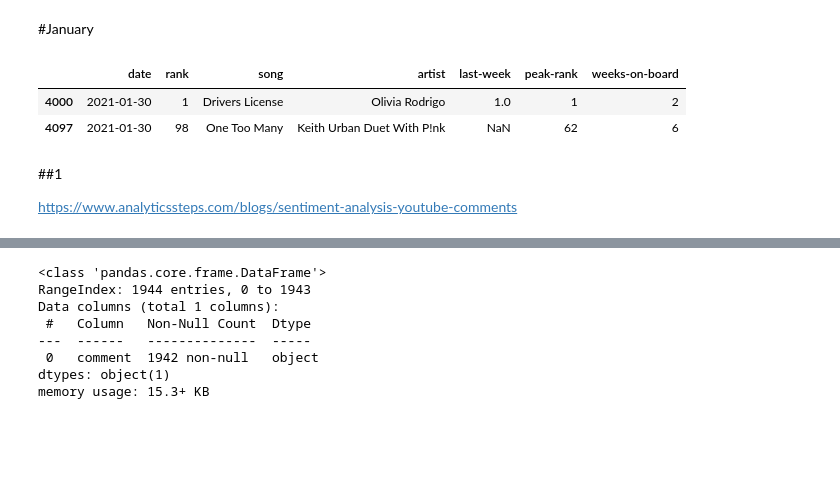
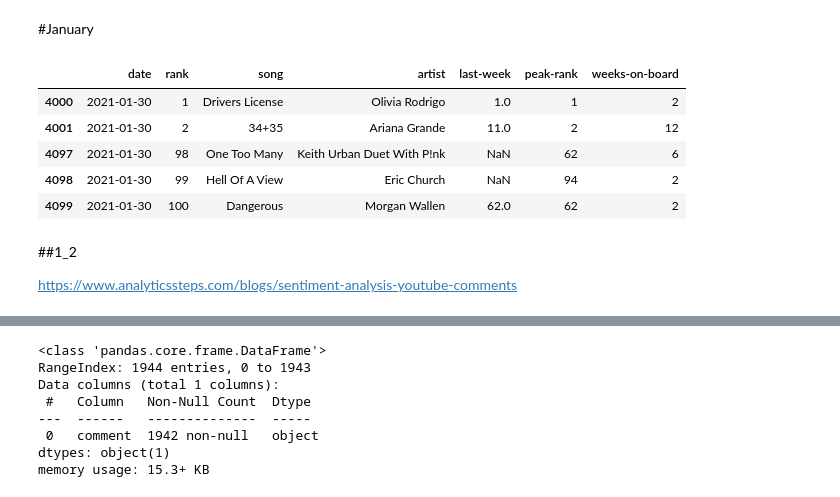
Before and after one commit to itsumiii/itsumiii, a Jupyter notebook: ItsumiNagakura_DASMA51_FinalProject.ipynb, the cells around one changed output, grey strips where cells are left out. Cells and saved outputs as stored; diff of their text form; code cells hidden in the pictures; blank space fills up the shorter version.

```diff
--- a/ItsumiNagakura_DASMA51_FinalProject.ipynb
+++ b/ItsumiNagakura_DASMA51_FinalProject.ipynb
@@ -34,22 +409,30 @@ list(df.columns)
 # %%
 #see what is the last day of month with available data
 df.loc[(df['date'].dt.month==1)&(df['date'].dt.year==2021)]
 #2021-01-30
 
 #get first and last rows of df which only includes data from the date found above
-Jan = df.loc[(df.date == '2021-01-30')].iloc[[0,-3]]
+Jan = df.loc[(df.date == '2021-01-30')].iloc[[0,1,-3,-2,-1]]
 
 Jan
 
+#2nd song bc no.1 song (drivers license) held spot for 2 months
+
+#2 #34+35 by Ariana Grande
+#https://youtu.be/B6_iQvaIjXw
 
 #100 #Dangerous by Morgan Wallen (peak rank:62) #no music video
+#99 - no music video
 #98 #One Too Many by Keith Urban with P!nk
 #https://youtu.be/cy1rAn9MLtQ
 # %% [output]
 |  | date | rank | song | artist | last-week | peak-rank | weeks-on-board |
 | 4000 | 2021-01-30 | 1 | Drivers License | Olivia Rodrigo | 1.0 | 1 | 2 |
+| 4001 | 2021-01-30 | 2 | 34+35 | Ariana Grande | 11.0 | 2 | 12 |
 | 4097 | 2021-01-30 | 98 | One Too Many | Keith Urban Duet With P!nk | NaN | 62 | 6 |
+| 4098 | 2021-01-30 | 99 | Hell Of A View | Eric Church | NaN | 94 | 2 |
+| 4099 | 2021-01-30 | 100 | Dangerous | Morgan Wallen | 62.0 | 62 | 2 |
 # %% [markdown]
-##1
+##1_2
 
 https://www.analyticssteps.com/blogs/sentiment-analysis-youtube-comments
```
Also changed, not shown: parts of 67 cells of this notebook.
